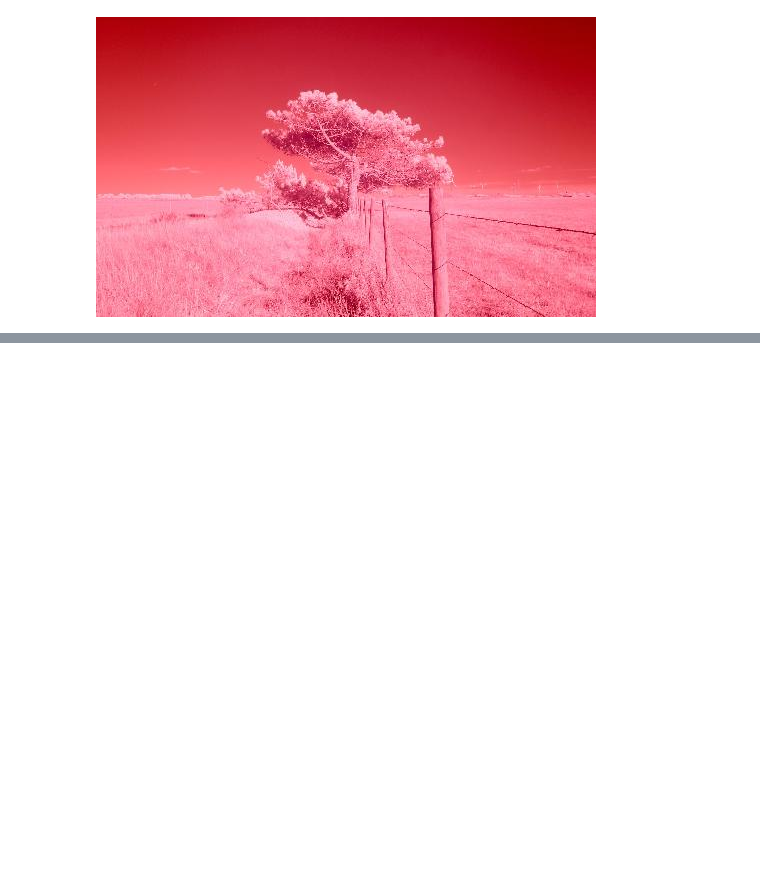
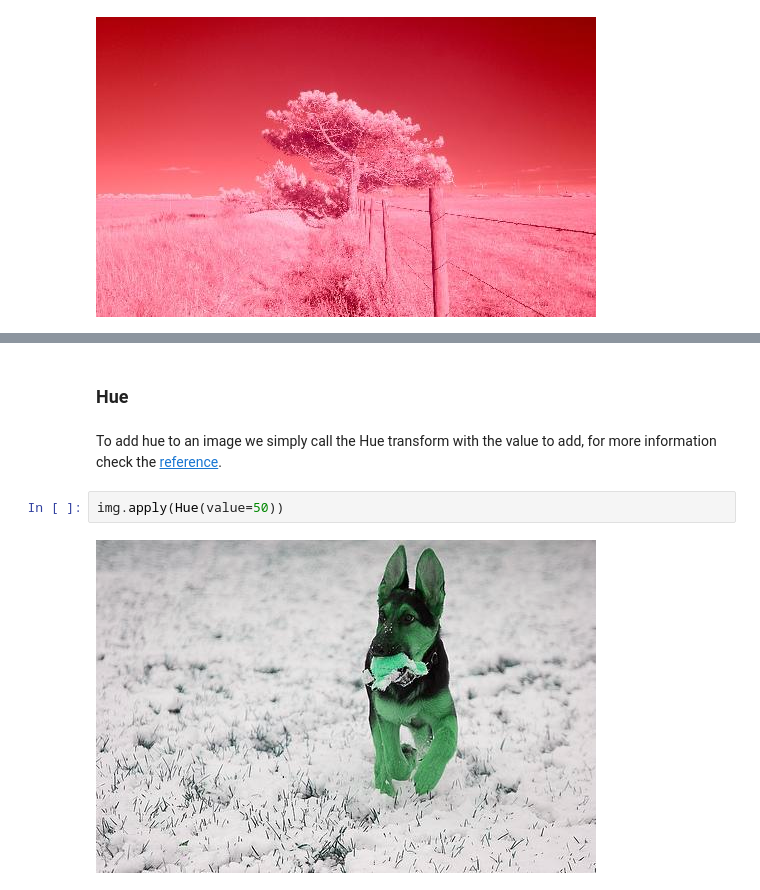
Before and after one commit to easycv/easycv, a Jupyter notebook: docs/source/examples/transforms/color.ipynb, the cells around one changed output, grey strips where cells are left out. Saved outputs shown, nothing was run; the diff lists cells and outputs as text; blank space fills up the shorter version.

```diff
--- a/docs/source/examples/transforms/color.ipynb
+++ b/docs/source/examples/transforms/color.ipynb
@@ -85,0 +86,8 @@ img.apply(ColorTransfer(source=src))
+# %% [markdown]
+### Hue
+# %% [markdown]
+To add hue to an image we simply call the Hue transform with the value to add, for more information check the [reference](../../reference/transforms/color.rst#easycv.transforms.color.Hue).
+# %%
+img.apply(Hue(value=50))
+# %% [output]
+[figure, added]
```
Also changed, not shown: parts of 20 cells of this notebook, 2 other files.
